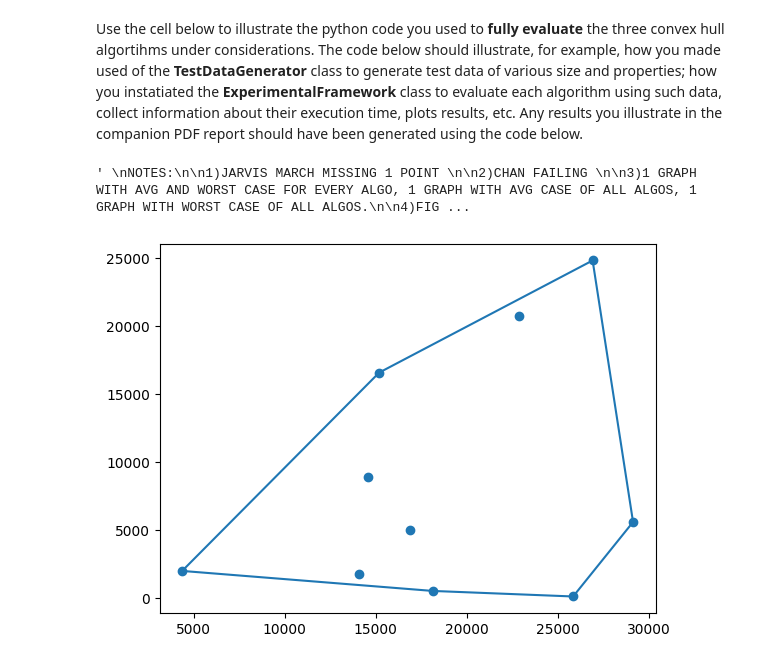
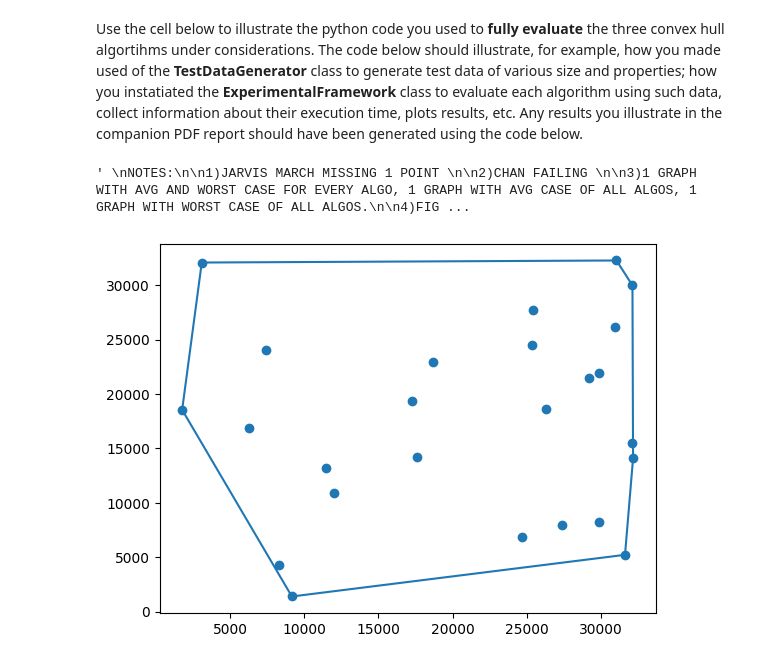
Before and after one commit to Neethesh26/convexHullChans, a Jupyter notebook: BEST.ipynb, the cells around one changed output. Cells and saved outputs as stored; diff of their text form; code cells hidden in the pictures.

```diff
--- a/BEST.ipynb
+++ b/BEST.ipynb
@@ -25,7 +25,7 @@ class GraphUtils():
             if point[1] < min[1]:
                 min = point
             elif point[1] == min[1]:
-                if point[0] < point[1]:
+                if point[0] < min[0]:
                     min = point
         return min
 
@@ -114,7 +114,18 @@ def grahamscan(inputSet):
 # %% [markdown]
 Use the cell below for all python code needed to realise the **Chen's** algorithm (including auxiliary data structures and functions needed by this algorithm - if any). The `chen()` function itself should take as input parameter a list of 2D points (`inputSet`), and return the subset of such points that lie on the convex hull (`outputSet`).
 # %%
+import matplotlib.pyplot as plt
+import math
+
 def chen(inputSet):
+     """
+     Returns the list of points that lie on the convex hull (chen's algorithm)
+               Parameters:
+                         inputSet (list): a list of 2D points
+
+               Returns:
+                         outputSet (list): a list of 2D points
+     """
 
      def tangent(hull, p):
           l = 0 #left most element in the list
@@ -122,13 +133,13 @@ def chen(inputSet):
           lPre = GraphUtils.orientation(p, hull[0], hull[-1])
           lSucc = GraphUtils.orientation(p, hull[0], hull[(l + 1) % r])
           while l < r:
-               m = l + ((r - l) // 2) #middle element in the list
-               mPre = GraphUtils.orientation(p, hull[m], hull[int((m - 1) % len(hull))])
-               mSucc = GraphUtils.orientation(p, hull[m], hull[int((m + 1) % len(hull))])
+               m = (l + r) // 2
+               mPre = GraphUtils.orientation(p, hull[(m - 1) % len(hull)], hull[m])
+               mSucc = GraphUtils.orientation(p, hull[m], hull[(m + 1) % len(hull)])
                mSide = GraphUtils.orientation(p, hull[l], hull[m])
-               if mPre != -1 and mSucc != -1:
+               if mPre == -1 and mSucc != -1:
                     return m
-               elif (mSide == 1) and (lSucc == -1 or lPre == lSucc) or (mSide == -1) and (mPre == -1):
+               elif (mSide == 1 and (lSucc == -1 or lPre == lSucc)) or (mSide == -1 and mPre == 1):
                     r = m
                else:
                     l = m + 1
@@ -140,14 +151,11 @@ def chen(inputSet):
           return l
 
      def minHullPtPair(hulls):
-          hull = 0
-          pt = 0
+          minHull, minPt = 0, 0
           for i in range(len(hulls)):
-               j = min(range(len(hulls[i])), key=lambda j: hulls[i][j])
-               if hulls[i][j] < hulls[hull][pt]:
-                    hull = i
-                    pt = j
-          return (hull, pt)
+               if hulls[i][0][1] < hulls[minHull][minPt][1] or (hulls[i][0][1] == hulls[minHull][minPt][1] and hulls[i][0][0] < hulls[minHull][minPt][0]):
+                    minHull, minPt = i, 0
+          return (minHull, minPt)
 
      def nextHullPtPair(hulls, pair):
           p = hulls[pair[0]][pair[1]]
@@ -160,7 +168,9 @@ def chen(inputSet):
                     next_pair = (h, s)
           return next_pair
 
-     for m in (1 << (1 << t) for t in range(len(inputSet))):
+     t = round(math.log(math.log(len(inputSet), 2), 2) - 1)
+     while True:
+          m = max(2 ** (2 ** t), len(inputSet))
           hulls = [grahamscan(inputSet[i:i+m]) for i in range(0, len(inputSet), m)]
           hull = [minHullPtPair(hulls)]
           for _ in range(m):
@@ -168,6 +178,8 @@ def chen(inputSet):
                if p == hull[0]:
                     return [hulls[h][i] for h,i in hull]
                hull.append(p)
+          t+=1
+
 
 # points = [(-7,8), (-4,6), (2,6), (6,4), (8,6), (7,-2), (4,-6), (8,-7),(0,0), (3,- 2),(6,-10),(0,6),(-9,-5),(-8,-2),(-8,0),(-10,3),(-2,2),(-10,4)]
 #points = [(0, 0), (0, 4), (-4, 0), (5, 0), (0, -6), (1, 0)]
@@ -500,7 +515,9 @@ Use the cell below to illustrate the python code you used to **fully evaluate**
 # ADD YOUR TEST CODE HERE
 import matplotlib.pyplot as plt
 
-points = TestDataGenerator.randomPoints(10)
+points = TestDataGenerator.randomPoints(25)
+
+#points = [(25032, 29169), (20837, 28514), (10452, 3746), (17733, 20195), (13249, 12515)]
 
 x = [a for a,b in points]
 y = [b for a,b in points]
@@ -520,31 +537,31 @@ x2 = [a2 for a2,b2 in pointsjm]
 y2 = [b2 for a2,b2 in pointsjm]
 x2.append(pointsjm[0][0])
 y2.append(pointsjm[0][1])
 plt.plot(x2,y2)"""
 
 #Chan's
 pointsch = chen(points)
 x3 = [a3 for a3,b3 in pointsch]
 y3 = [b3 for a3,b3 in pointsch]
 x3.append(pointsch[0][0])
 y3.append(pointsch[0][1])
 plt.plot(x3,y3)
 
 #print(chen(points))
 #print(grahamscan(points))
 #print(jarvismarch(points))
 
 
 """
 NOTES:
 
 1)JARVIS MARCH MISSING 1 POINT
 
 2)CHAN FAILING
 
 3)1 GRAPH WITH AVG AND WORST CASE FOR EVERY ALGO, 1 GRAPH WITH AVG CASE OF ALL ALGOS, 1 GRAPH WITH WORST CASE OF ALL ALGOS.
 
 4)FIGURE OUT HOW TO PLOT MORE THAN 1 GRAPHS """
 # %% [output]
 ' \nNOTES:\n\n1)JARVIS MARCH MISSING 1 POINT \n\n2)CHAN FAILING \n\n3)1 GRAPH WITH AVG AND WORST CASE FOR EVERY ALGO, 1 GRAPH WITH AVG CASE OF ALL ALGOS, 1 GRAPH WITH WORST CASE OF ALL ALGOS.\n\n4)FIG ...
-[figure, old version]
+[figure, new version]
```
Also changed, not shown: parts of 2 cells of this notebook.
